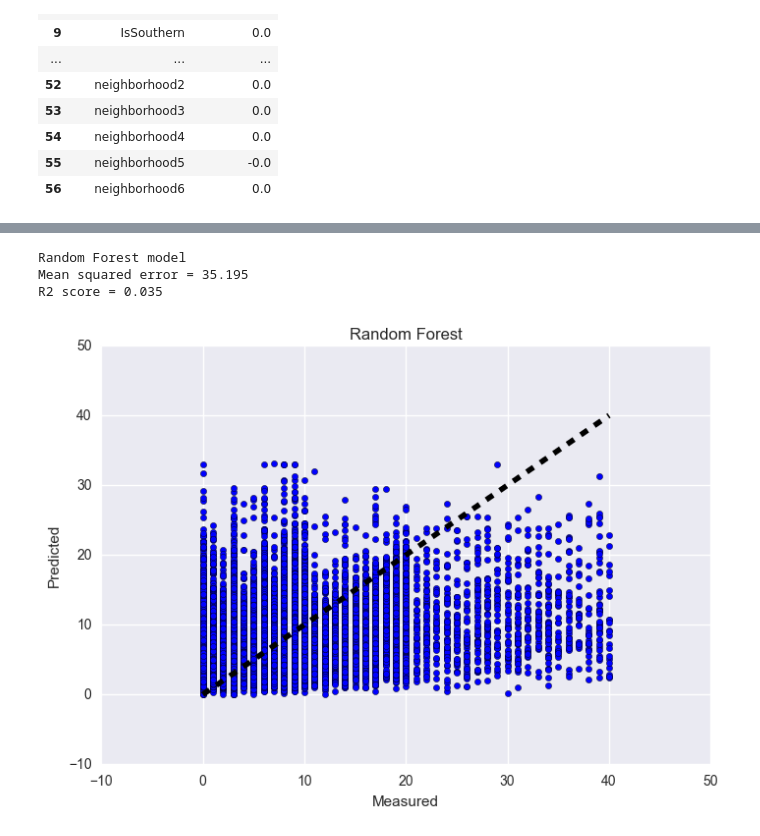
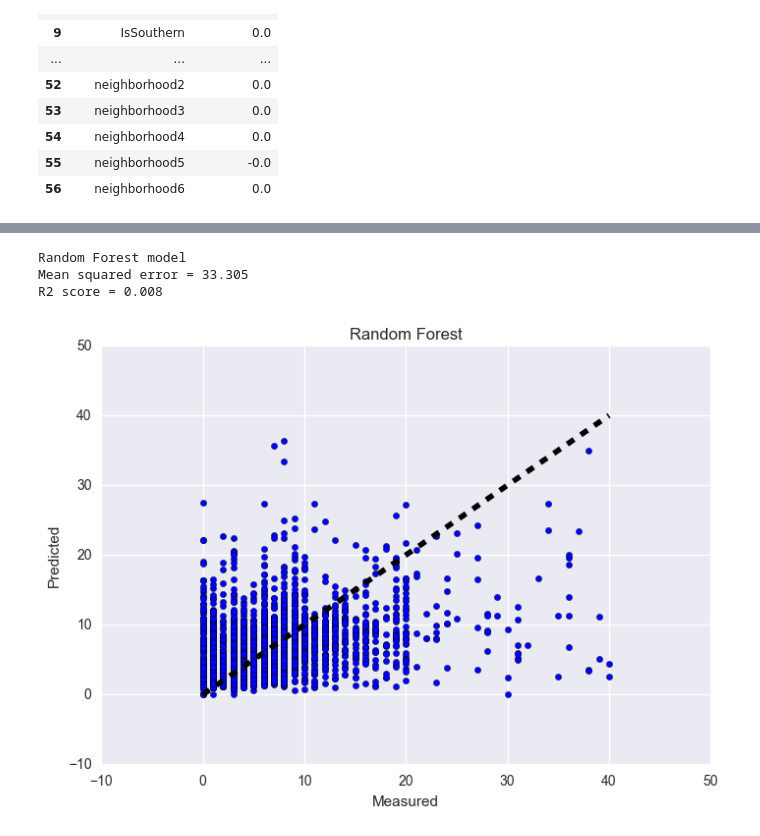
Before and after one commit to georgetown-analytics/restaurant-health, a Jupyter notebook: Modeling/Inspection Regression Modeling.ipynb, the cells around one changed output, grey strips where cells are left out. Cells and saved outputs as stored; diff of their text form; code cells hidden in the pictures.

```diff
--- a/Modeling/Inspection Regression Modeling.ipynb
+++ b/Modeling/Inspection Regression Modeling.ipynb
@@ -468,26 +462,25 @@ coefs5
 # %%
 model = RandomForestRegressor()
 model.fit(X_train, y_train)
 
 expected = y_test
-predict = model.predict(X_test)
+predicted = model.predict(X_test)
 
 print("Random Forest model")
-print("Mean squared error = %0.3f" % mse(expected, predict))
-print("R2 score = %0.3f" % r2_score(expected, predict))
+print("Mean squared error = %0.3f" % mse(expected, predicted))
+print("R2 score = %0.3f" % r2_score(expected, predicted))
 
-# cross_val_predict returns an array of the size target with cross validated predictions
-predicted = cross_val_predict(model, variables, target, cv=10)
+
 
 fig, ax = plt.subplots()
-ax.scatter(target, predicted)
+ax.scatter(expected, predicted)
 ax.plot([target.min(), target.max()], [target.min(), target.max()], 'k--', lw=4)
 ax.set_xlabel('Measured')
 ax.set_ylabel('Predicted')
 plt.title('Random Forest')
 plt.show()
 # %% [output]
 Random Forest model
-Mean squared error = 35.195
-R2 score = 0.035
+Mean squared error = 33.305
+R2 score = 0.008
-[figure, old version]
+[figure, new version]
```
Also changed, not shown: parts of 16 cells of this notebook.
